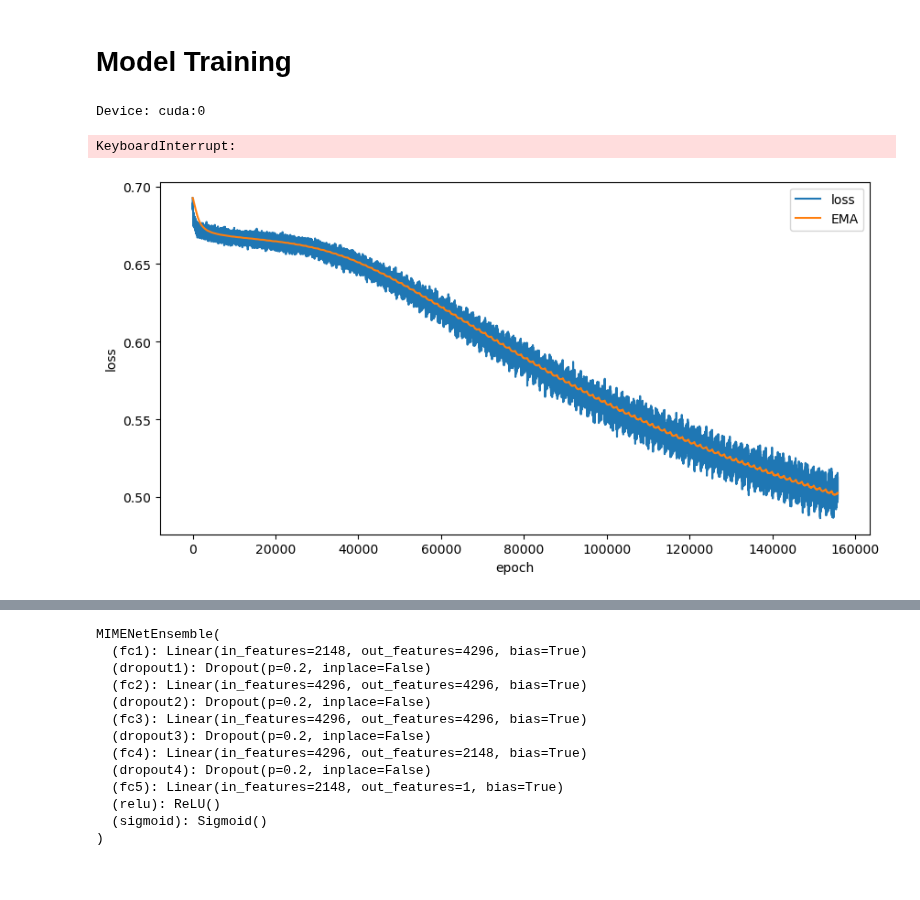
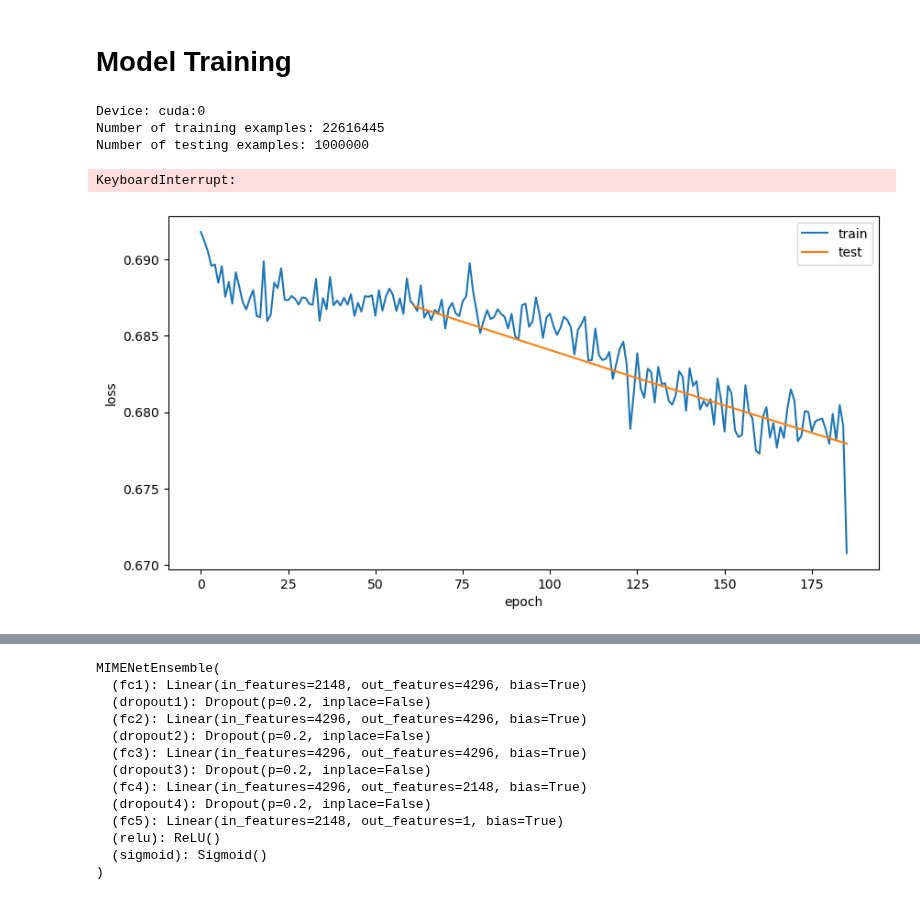
Before and after one commit to JoshuaGensel/MIME_ML, a Jupyter notebook: src/experimental_analysis.ipynb, the cells around one changed output, grey strips where cells are left out. Cells and saved outputs as stored; diff of their text form; code cells hidden in the pictures.

Commit message:
backup training process

```diff
--- a/src/experimental_analysis.ipynb
+++ b/src/experimental_analysis.ipynb
@@ -22,6 +23,7 @@ backup_interval = 1
 # %%
 model, history = MIMENetEnsemble.train(
     training_path=training_path,
+    test_path=test_path,
     epochs=epochs,
     learning_rate=learning_rate,
     batch_size=batch_size,
@@ -33,27 +35,28 @@ model, history = MIMENetEnsemble.train(
 )
 # %% [output]
 Device: cuda:0
+Number of training examples: 22616445
+Number of testing examples: 1000000
 KeyboardInterrupt:
 # %%
 # load training history
 train_history = np.loadtxt("./experimental_model/experimental_model_train_history.txt")
+test_history = np.loadtxt("./experimental_model/experimental_model_test_history.txt")
 
 # plot training history
 # set fig size
 plt.figure(figsize=(10, 5))
 plt.plot(range(len(train_history)), train_history)
-# also plot exponential moving average
-ema = []
-ema.append(train_history[0])
-for i in range(1, len(train_history)):
-    ema.append(0.999*ema[i-1]+0.001*train_history[i])
-plt.plot(range(len(ema)), ema)
-plt.legend(["loss", "EMA"])
+# calculate number of batches per epoch
+num_batches_per_epoch = int(len(train_history) / len(test_history))
+# plot test loss per epoch, 1 epoch = 62 batches
+plt.plot(range(num_batches_per_epoch-1, len(train_history), num_batches_per_epoch), test_history)
+plt.legend(["train", "test"])
 plt.xlabel("epoch")
 plt.ylabel("loss")
 plt.show()
 # %% [output]
-[figure, old version]
+[figure, new version]
 # %%
 # load prediction history
 prediction_history = np.loadtxt("./experimental_model/experimental_model_prediction_history.txt")
```
Also changed, not shown: parts of 32 cells of this notebook, 1 other file.
